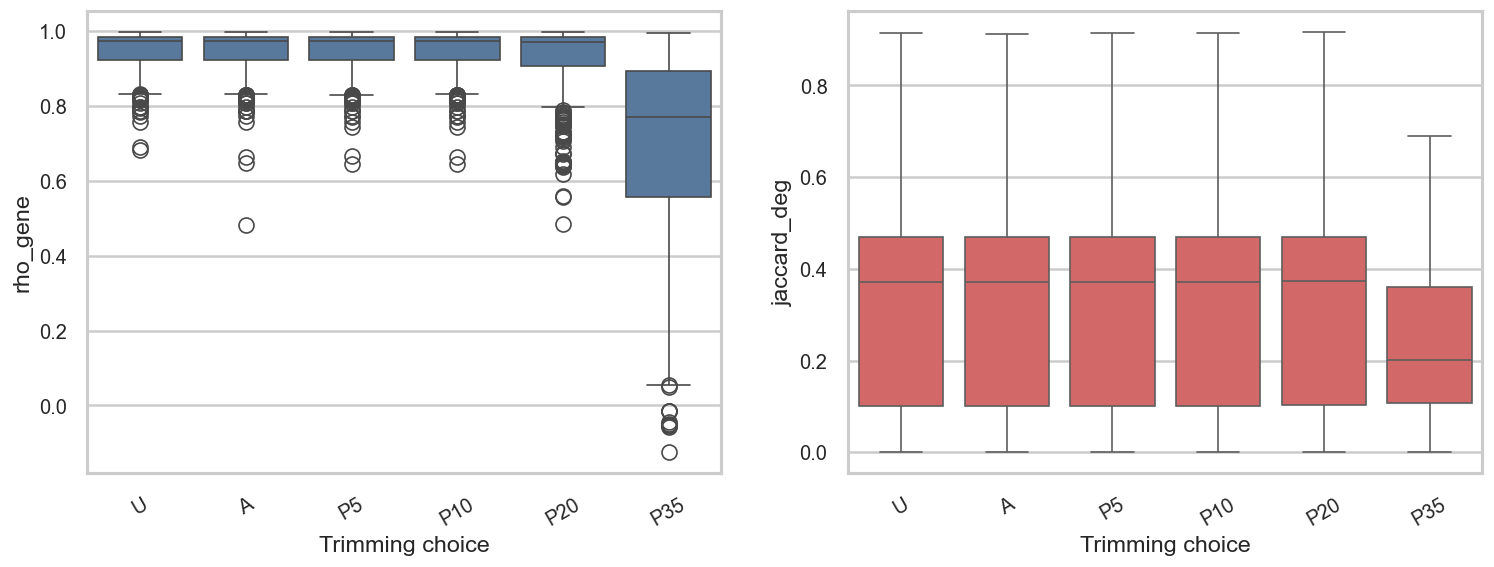
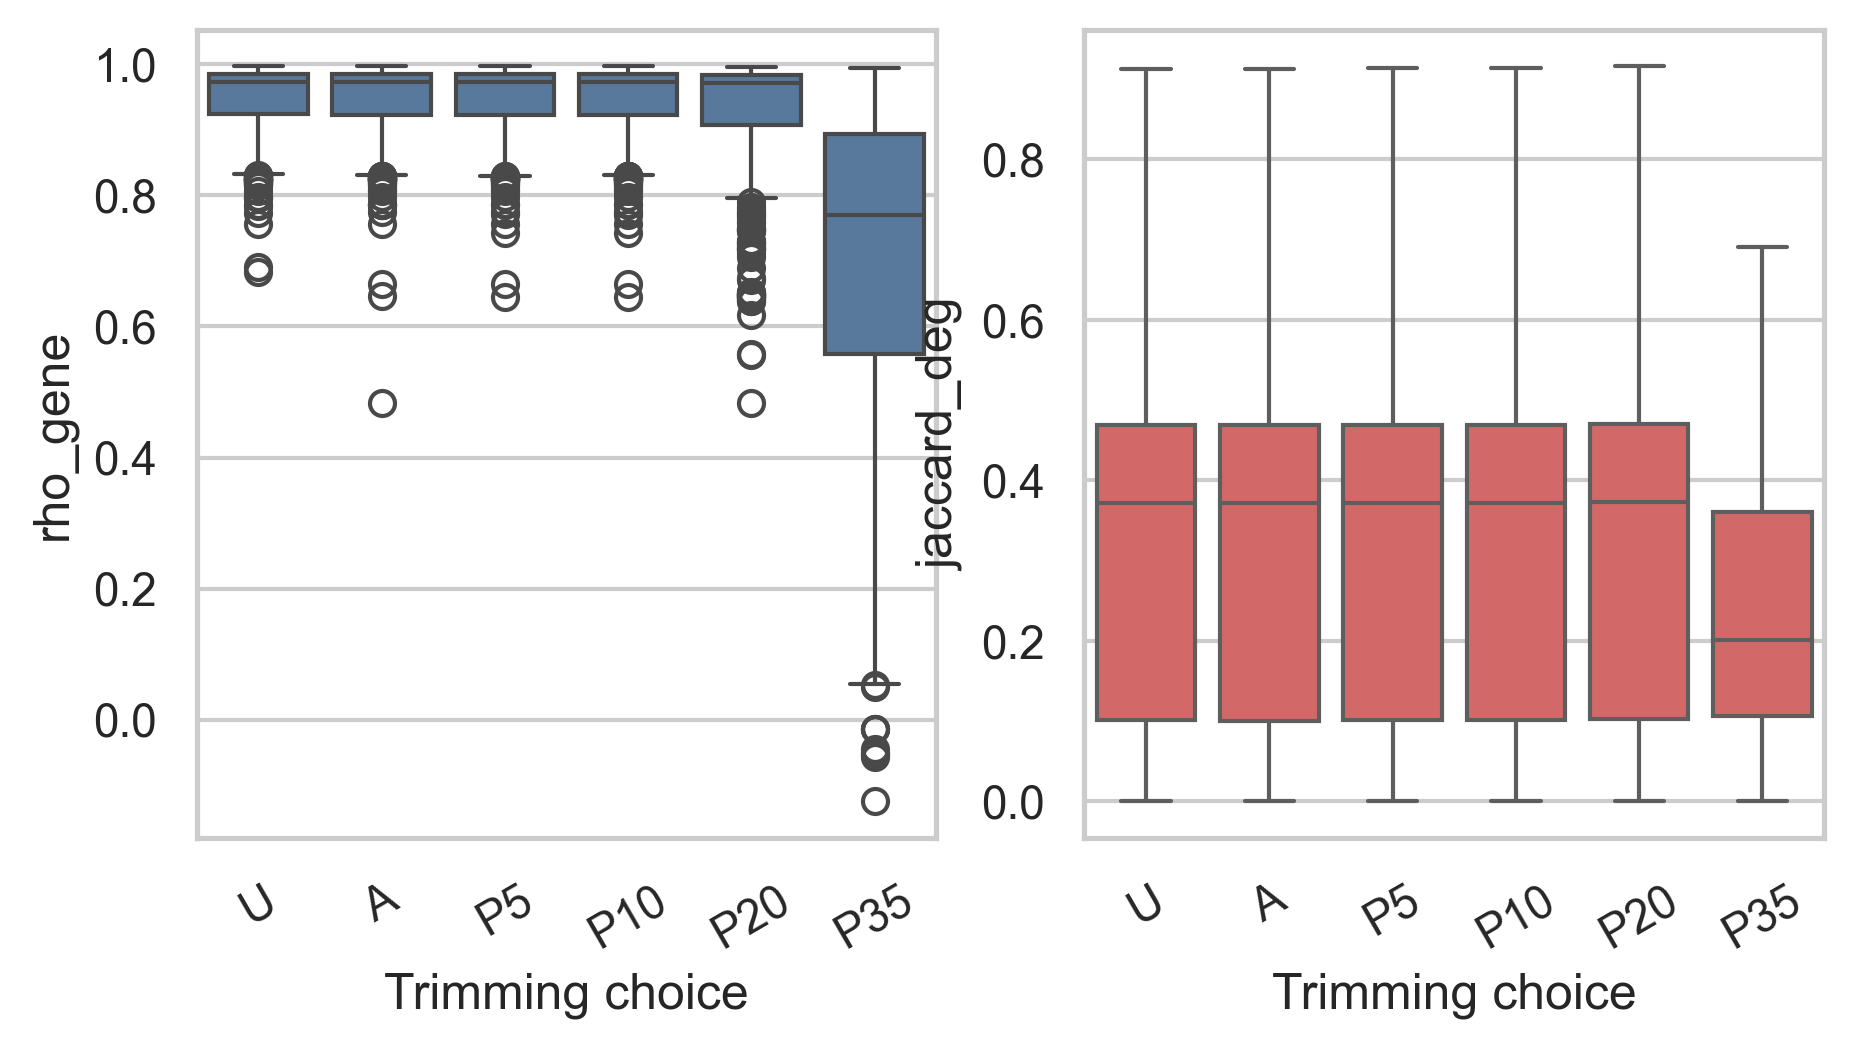
The change to this notebook cell's code, shown as a diff; its figure went from the first image to the second:
--- before
+++ after
@@ -1,3 +1,3 @@
-fig, axes = plt.subplots(1, 2, figsize=(15, 5))
+fig, axes = plt.subplots(1, 2, figsize=(7.0, 3.5))
 
 if sns is not None:

Commit: style: Standardize figure sizing and fonts across all manuscript notebooks